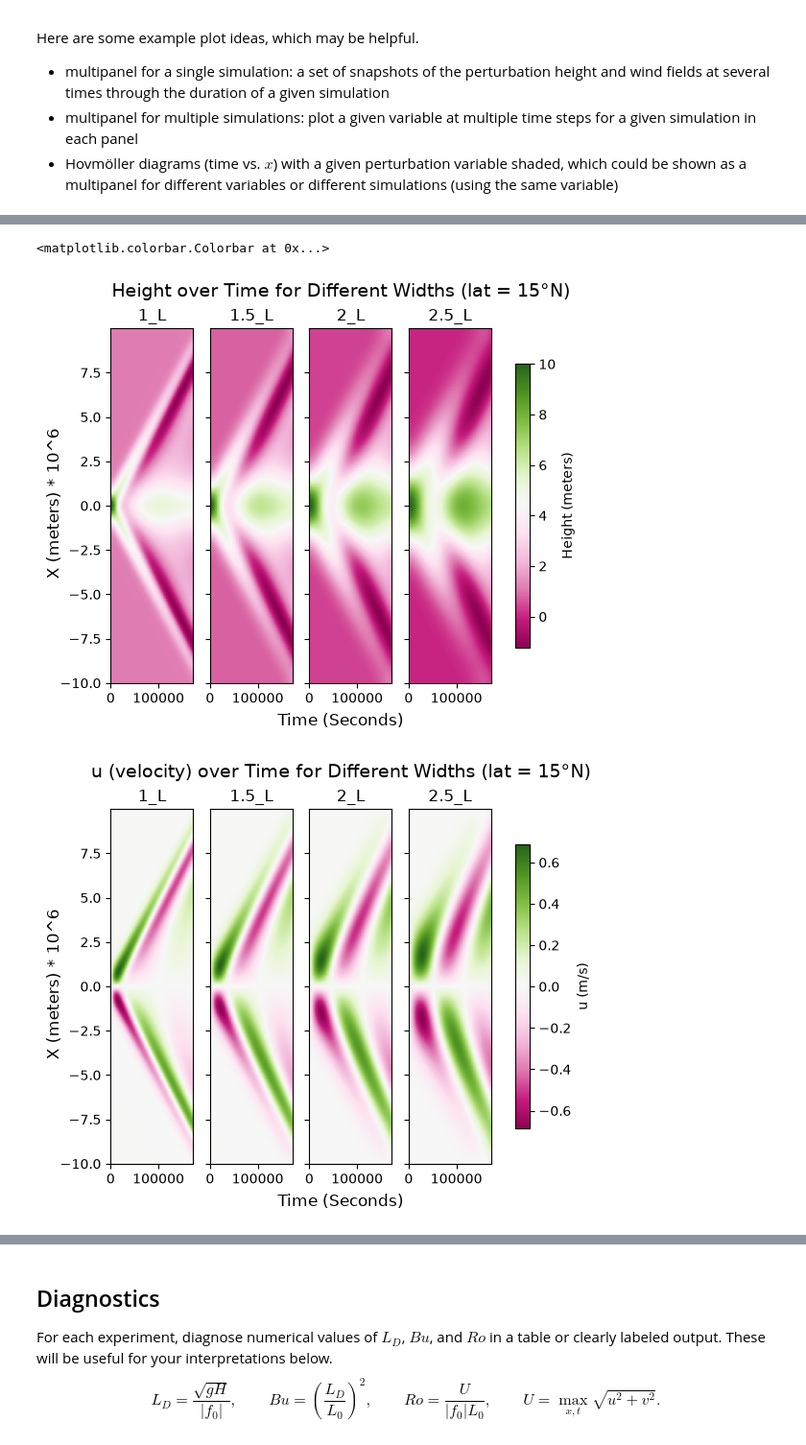
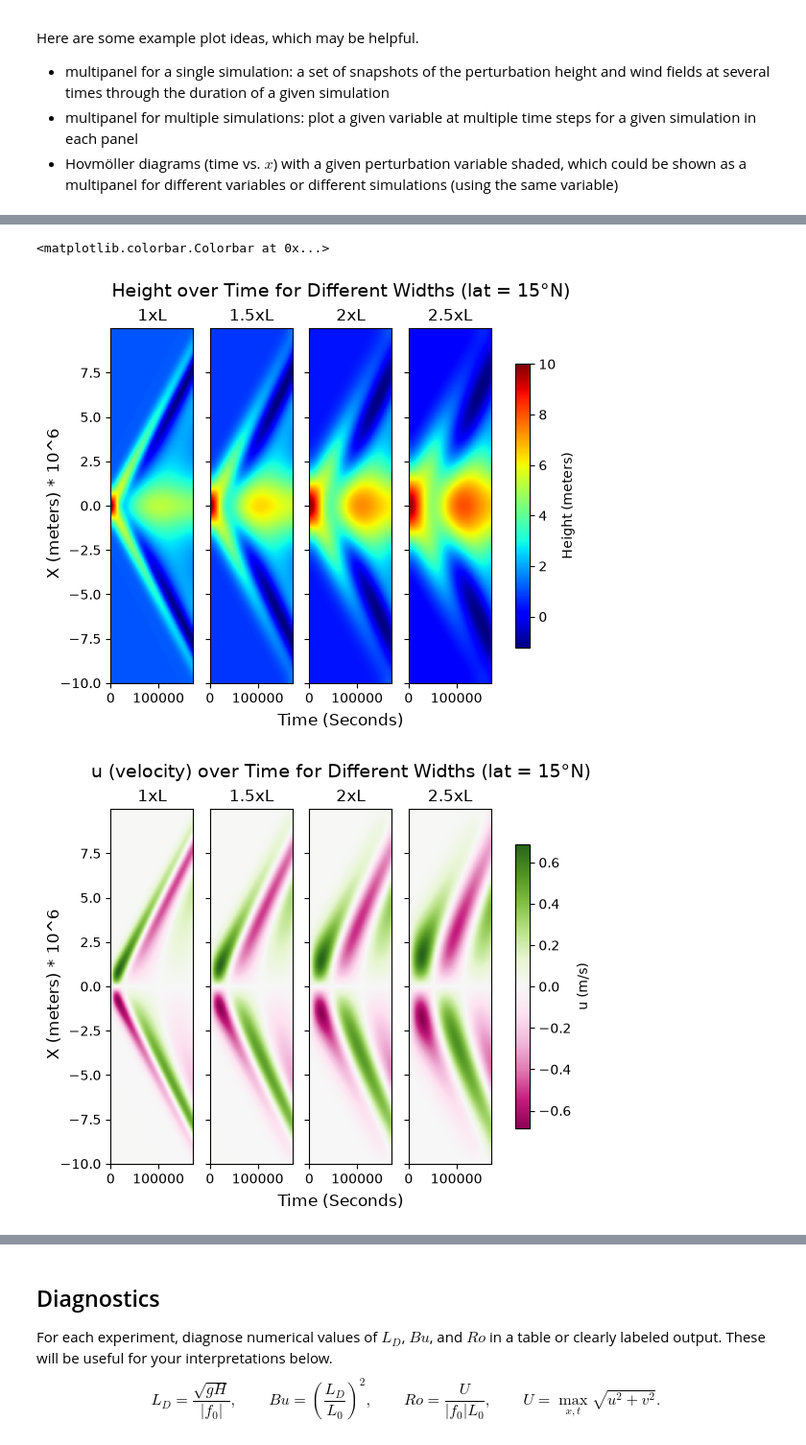
Before and after one commit to Ecox343/Cox_Fundis_Fall_26, a Jupyter notebook: lab2_geostrophic_adjustment.ipynb, the cells around one changed output, grey strips where cells are left out. Shown at 96% size. Drawn from its saved outputs; the diff is of its cells as text; code cells hidden in the pictures.

Commit message:
plots& tables

```diff
--- a/lab2_geostrophic_adjustment.ipynb
+++ b/lab2_geostrophic_adjustment.ipynb
@@ -269,7 +269,7 @@ w_run_params = [] # initialize a list
 w_runs = {} # initialize a dictionary; each new entry has a "key" (e.g., a name)
 for wds in [1, 1.5, 2, 2.5]:
     f = coriolis_parameter(15)
-    w_case_label = f"{wds}_L"
+    w_case_label = f"{wds}xL"
     print(f"Integrating {w_case_label} ...")
     w_case_names.append(w_case_label)
     w_run_params.append({"label": w_case_label, "latitude": 15, "f_0": f, "amplitude": h_0, "width": L_0*wds})
@@ -301,7 +301,7 @@ figvlsh, axvlsh = plt.subplots(1,4,sharex=True, sharey=True)
 ctr = 0
 for case in runs:
     tc = runs[case]
-    pc = axvlsh[ctr].pcolormesh(tc['time'], tc['x']/(10**6) , tc['h'].T, cmap = 'seismic')
+    pc = axvlsh[ctr].pcolormesh(tc['time'], tc['x']/(10**6) , tc['h'].T, cmap = 'jet')
     axvlsh[ctr].set_title(case)
     if ctr<3:
          axvlsh[ctr].label_outer()
@@ -350,7 +350,7 @@ figvwsh, axvwsh = plt.subplots(1,4,sharex=True, sharey=True)
 ctr = 0
 for case in w_runs:
     tc = w_runs[case]
-    pc = axvwsh[ctr].pcolormesh(tc['time'], tc['x']/(10**6) , tc['h'].T, cmap = 'PiYG')
+    pc = axvwsh[ctr].pcolormesh(tc['time'], tc['x']/(10**6) , tc['h'].T, cmap = 'jet')
     axvwsh[ctr].set_title(case)
     if ctr<3:
          axvwsh[ctr].label_outer()
@@ -364,32 +364,32 @@ figvwsh.colorbar(pc, ax=axvwsh, label='Height (meters)', shrink=0.8)
 figvwsu, axvwsu = plt.subplots(1,4,sharex=True, sharey=True)
 ctr = 0
 for case in w_runs:
     tc = w_runs[case]
     pc = axvwsu[ctr].pcolormesh(tc['time'], tc['x']/(10**6) , tc['u'].T, cmap = 'PiYG')
     axvwsu[ctr].set_title(case)
     if ctr<3:
          axvwsu[ctr].label_outer()
     ctr +=1
 figvwsu.suptitle('u (velocity) over Time for Different Widths (lat = 15°N)',fontsize=14)
 figvwsu.supylabel('X (meters) * 10^6')
 figvwsu.supxlabel('Time (Seconds)')
 figvwsu.colorbar(pc, ax=axvwsu, label='u (m/s)', shrink=0.8)
 
 
 figvwsv, axvwsv = plt.subplots(1,4,sharex=True, sharey=True)
 ctr = 0
 for case in w_runs:
     tc = w_runs[case]
     pc = axvwsv[ctr].pcolormesh(tc['time'], tc['x']/(10**6) , tc['v'].T, cmap = 'PiYG')
     axvwsv[ctr].set_title(case)
     if ctr<3:
          axvwsv[ctr].label_outer()
     ctr +=1
 figvwsv.suptitle('v (velocity) over Time for Different Widths (lat = 15°N)',fontsize=14)
 figvwsv.supylabel('X (meters) * 10^6')
 figvwsv.supxlabel('Time (Seconds)')
 figvwsv.colorbar(pc, ax=axvwsv, label='v (m/s)', shrink=0.8)
 # %% [output]
 <matplotlib.colorbar.Colorbar at 0x...>
-[figure, old version]
+[figure, new version]
-[figure, old version]
+[figure, new version]
```
Also changed, not shown: parts of 4 cells of this notebook.
